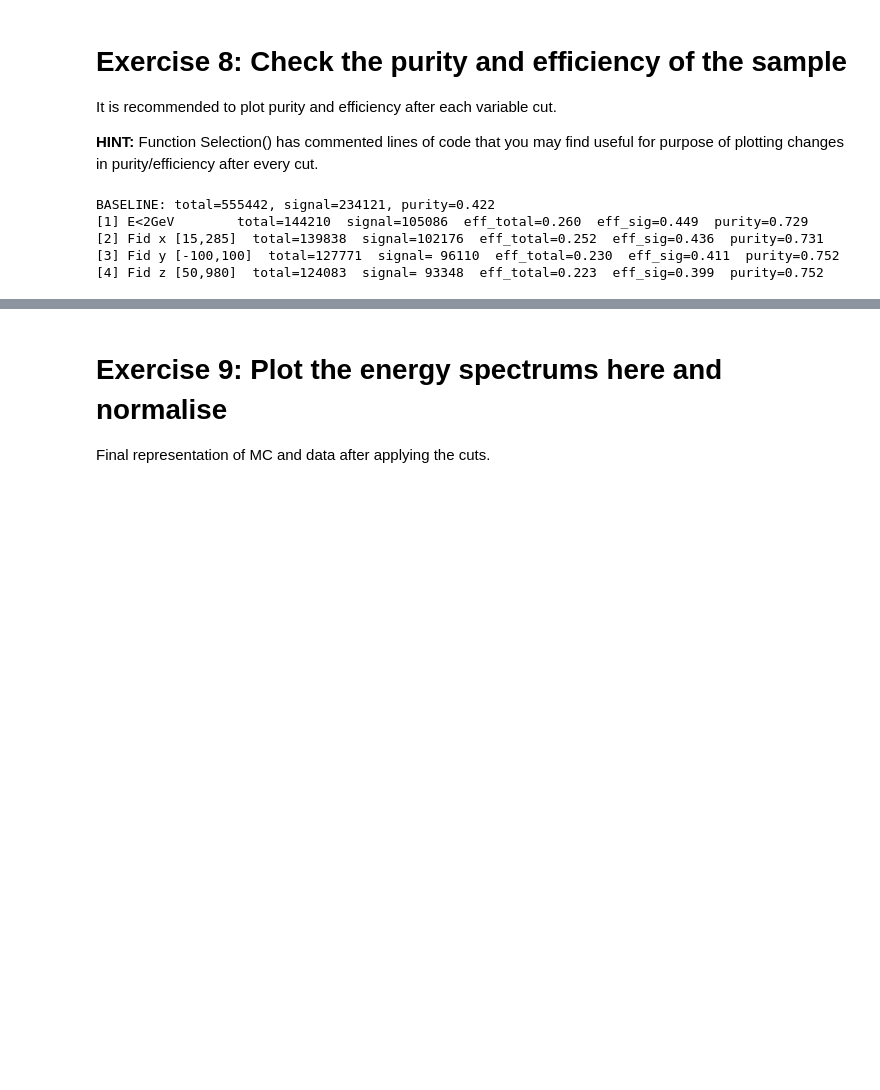
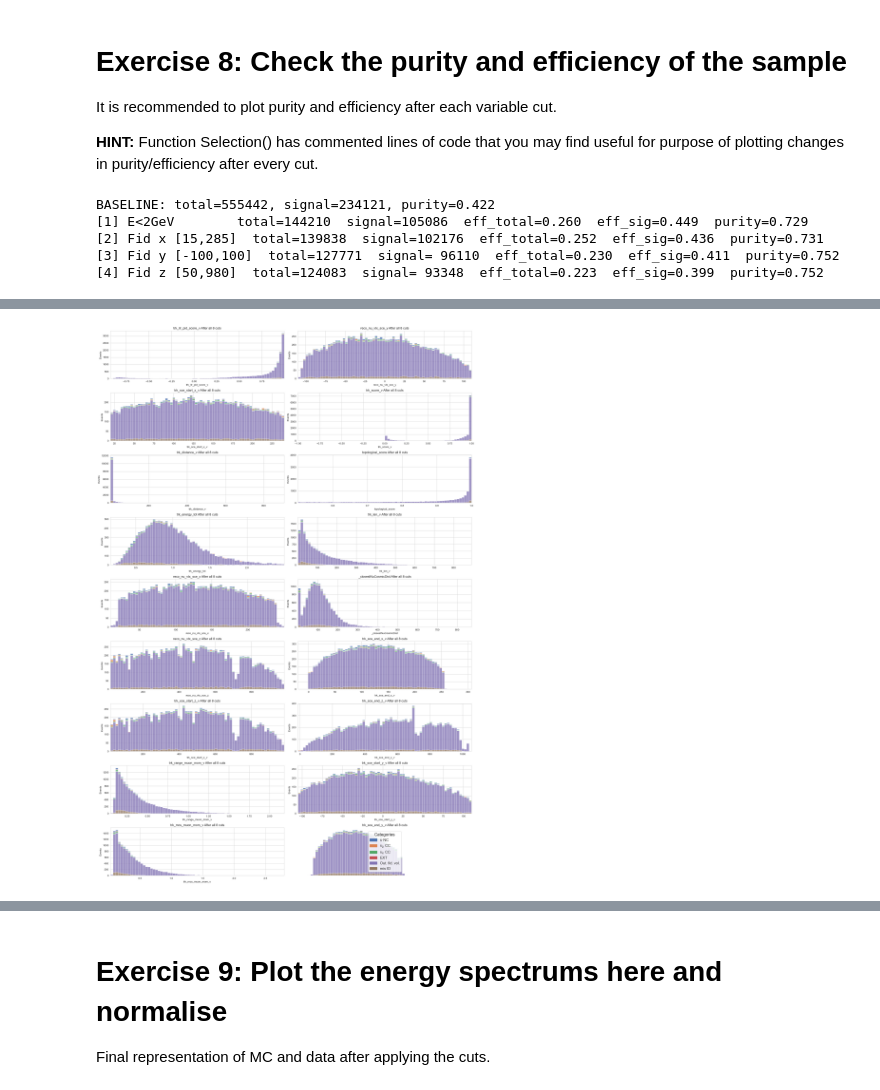
Before and after one commit to JungleMan796/MicroBooNE, a Jupyter notebook: MainAnalysis_template.ipynb, the cells around one changed output, grey strips where cells are left out. Drawn from its saved outputs; the diff is of its cells as text; code cells hidden in the pictures; blank space fills up the shorter version.

```diff
--- a/MainAnalysis_template.ipynb
+++ b/MainAnalysis_template.ipynb
@@ -642,0 +841,56 @@ BASELINE: total=555442, signal=234121, purity=0.422
+# %%
+import numpy as np
+import pandas as pd
+import seaborn as sns
+import matplotlib.pyplot as plt
+
+def plot_all_histograms(df, variables, title_cut, BIN=23, figsize=(20, 30)):
+    import matplotlib.pyplot as plt
+    import seaborn as sns
+    import numpy as np
+
+    n_vars = len(variables)
+    n_cols = 2
+    n_rows = (n_vars + n_cols - 1) // n_cols
+
+    plt.figure(figsize=figsize)
+    for idx, var in enumerate(variables):
+        ax = plt.subplot(n_rows, n_cols, idx + 1)
+
+        # ✅ 权重应从当前 df 取，而不是全局 MC_EXT
+        w = df['weight'] if 'weight' in df.columns else None
+
+        if 'category' in df.columns:
+            sns.histplot(
+                data=df, x=var,
+                multiple="stack", hue="category",
+                palette="deep", weights=w,
+                bins=BIN, legend=False, ax=ax
+            )
+        else:
+            sns.histplot(x=df[var], bins=BIN, weights=w, ax=ax)
+
+        ax.set_xlabel(var)
+        ax.set_ylabel("Events")
+        ax.set_title(f"{var} {title_cut}")
+        plt.xlim([np.min(df[var]), np.max(df[var])])
+
+    # ✅ 单独绘制图例（保持一致）
+    legend_ax = plt.subplot(n_rows, n_cols, n_rows * n_cols)
+    legend_ax.axis('off')
+    labels = [r"$\nu$ NC", r"$\nu_{\mu}$ CC", r"$\nu_e$ CC",
+              r"EXT", r"Out. fid. vol.", r"mis ID"]
+    patches = [plt.Rectangle((0,0),1,1, color=c)
+               for c in sns.color_palette("deep", n_colors=len(labels))]
+    legend_ax.legend(patches, labels, title='Categories',
+                     loc='center', fontsize=14, title_fontsize=16)
+
+    plt.tight_layout(rect=[0, 0, 1, 0.98])
+    plt.show()
+
+
+
+plot_all_histograms(MC_after, vars_to_try, title_cut="After all 8 cuts",
+                    BIN=70, figsize=(20, 30))
+# %% [output]
+[figure, added]
```
Also changed, not shown: parts of 30 cells of this notebook.
